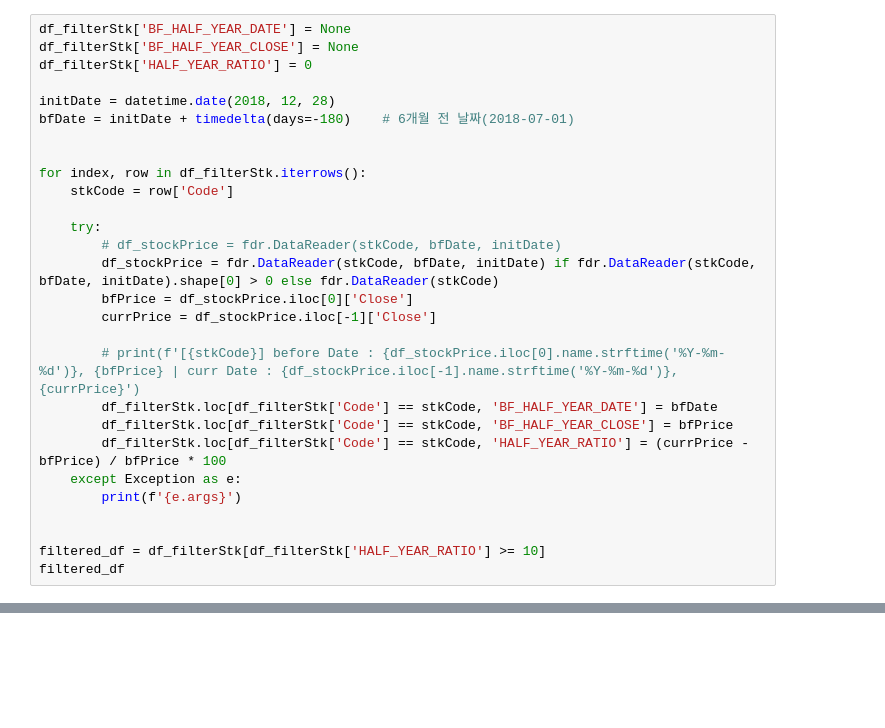
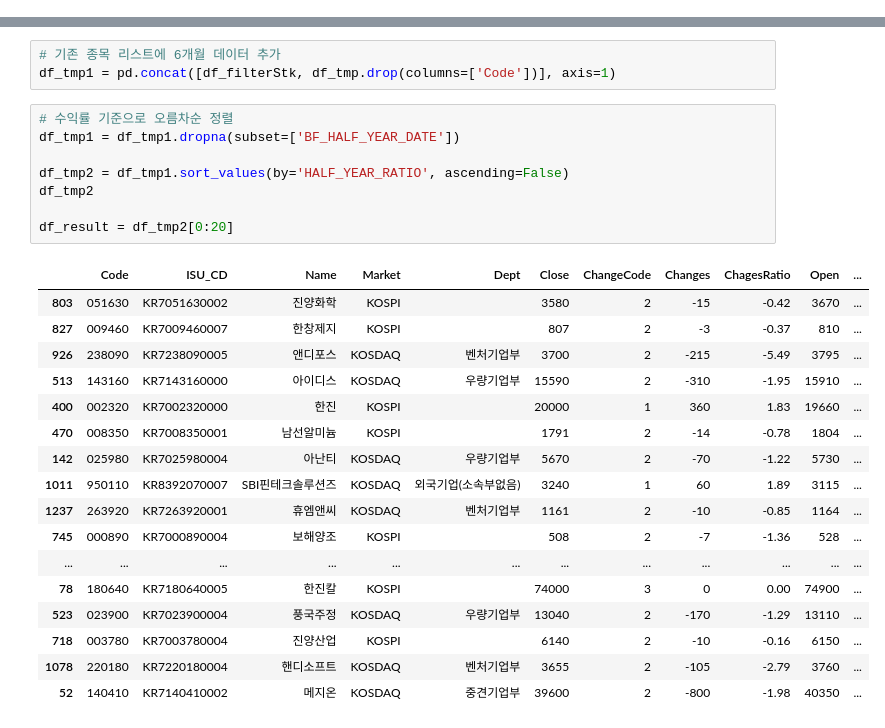
Before and after one commit to kimdaewhi/quantstrategy, a Jupyter notebook: src/test.ipynb, the cells around one changed output, grey strips where cells are left out. Drawn from its saved outputs; the diff is of its cells as text; blank space fills up the shorter version.

```diff
--- a/src/test.ipynb
+++ b/src/test.ipynb
@@ -36,28 +36,0 @@ df_filterStk[0:10]
-# %%
-df_filterStk['BF_HALF_YEAR_DATE'] = None
-df_filterStk['BF_HALF_YEAR_CLOSE'] = None
-df_filterStk['HALF_YEAR_RATIO'] = 0
-
-initDate = datetime.date(2018, 12, 28)
-bfDate = initDate + timedelta(days=-180)    # 6개월 전 날짜(2018-07-01)
-
-
-for index, row in df_filterStk.iterrows():
-    stkCode = row['Code']
-
-    try:
-        # df_stockPrice = fdr.DataReader(stkCode, bfDate, initDate)
-        df_stockPrice = fdr.DataReader(stkCode, bfDate, initDate) if fdr.DataReader(stkCode, bfDate, initDate).shape[0] > 0 else fdr.DataReader(stkCode)
-        bfPrice = df_stockPrice.iloc[0]['Close']
-        currPrice = df_stockPrice.iloc[-1]['Close']
-
-        # print(f'[{stkCode}] before Date : {df_stockPrice.iloc[0].name.strftime('%Y-%m-%d')}, {bfPrice} | curr Date : {df_stockPrice.iloc[-1].name.strftime('%Y-%m-%d')}, {currPrice}')
-        df_filterStk.loc[df_filterStk['Code'] == stkCode, 'BF_HALF_YEAR_DATE'] = bfDate
-        df_filterStk.loc[df_filterStk['Code'] == stkCode, 'BF_HALF_YEAR_CLOSE'] = bfPrice
-        df_filterStk.loc[df_filterStk['Code'] == stkCode, 'HALF_YEAR_RATIO'] = (currPrice - bfPrice) / bfPrice * 100
-    except Exception as e:
-        print(f'{e.args}')
-
-
-filtered_df = df_filterStk[df_filterStk['HALF_YEAR_RATIO'] >= 10]
-filtered_df
@@ -102,0 +84,29 @@ test
+# %%
+# 기존 종목 리스트에 6개월 데이터 추가
+df_tmp1 = pd.concat([df_filterStk, df_tmp.drop(columns=['Code'])], axis=1)
+# %%
+# 수익률 기준으로 오름차순 정렬
+df_tmp1 = df_tmp1.dropna(subset=['BF_HALF_YEAR_DATE'])
+
+df_tmp2 = df_tmp1.sort_values(by='HALF_YEAR_RATIO', ascending=False)
+df_tmp2
+
+df_result = df_tmp2[0:20]
+# %% [output]
+|  | Code | ISU_CD | Name | Market | Dept | Close | ChangeCode | Changes | ChagesRatio | Open | ... |
+| 803 | 051630 | KR7051630002 | 진양화학 | KOSPI |  | 3580 | 2 | -15 | -0.42 | 3670 | ... |
+| 827 | 009460 | KR7009460007 | 한창제지 | KOSPI |  | 807 | 2 | -3 | -0.37 | 810 | ... |
+| 926 | 238090 | KR7238090005 | 앤디포스 | KOSDAQ | 벤처기업부 | 3700 | 2 | -215 | -5.49 | 3795 | ... |
+| 513 | 143160 | KR7143160000 | 아이디스 | KOSDAQ | 우량기업부 | 15590 | 2 | -310 | -1.95 | 15910 | ... |
+| 400 | 002320 | KR7002320000 | 한진 | KOSPI |  | 20000 | 1 | 360 | 1.83 | 19660 | ... |
+| 470 | 008350 | KR7008350001 | 남선알미늄 | KOSPI |  | 1791 | 2 | -14 | -0.78 | 1804 | ... |
+| 142 | 025980 | KR7025980004 | 아난티 | KOSDAQ | 우량기업부 | 5670 | 2 | -70 | -1.22 | 5730 | ... |
+| 1011 | 950110 | KR8392070007 | SBI핀테크솔루션즈 | KOSDAQ | 외국기업(소속부없음) | 3240 | 1 | 60 | 1.89 | 3115 | ... |
+| 1237 | 263920 | KR7263920001 | 휴엠앤씨 | KOSDAQ | 벤처기업부 | 1161 | 2 | -10 | -0.85 | 1164 | ... |
+| 745 | 000890 | KR7000890004 | 보해양조 | KOSPI |  | 508 | 2 | -7 | -1.36 | 528 | ... |
+| ... | ... | ... | ... | ... | ... | ... | ... | ... | ... | ... | ... |
+| 78 | 180640 | KR7180640005 | 한진칼 | KOSPI |  | 74000 | 3 | 0 | 0.00 | 74900 | ... |
+| 523 | 023900 | KR7023900004 | 풍국주정 | KOSDAQ | 우량기업부 | 13040 | 2 | -170 | -1.29 | 13110 | ... |
+| 718 | 003780 | KR7003780004 | 진양산업 | KOSPI |  | 6140 | 2 | -10 | -0.16 | 6150 | ... |
+| 1078 | 220180 | KR7220180004 | 핸디소프트 | KOSDAQ | 벤처기업부 | 3655 | 2 | -105 | -2.79 | 3760 | ... |
+| 52 | 140410 | KR7140410002 | 메지온 | KOSDAQ | 중견기업부 | 39600 | 2 | -800 | -1.98 | 40350 | ... |
```
Also changed, not shown: parts of 5 cells of this notebook.
